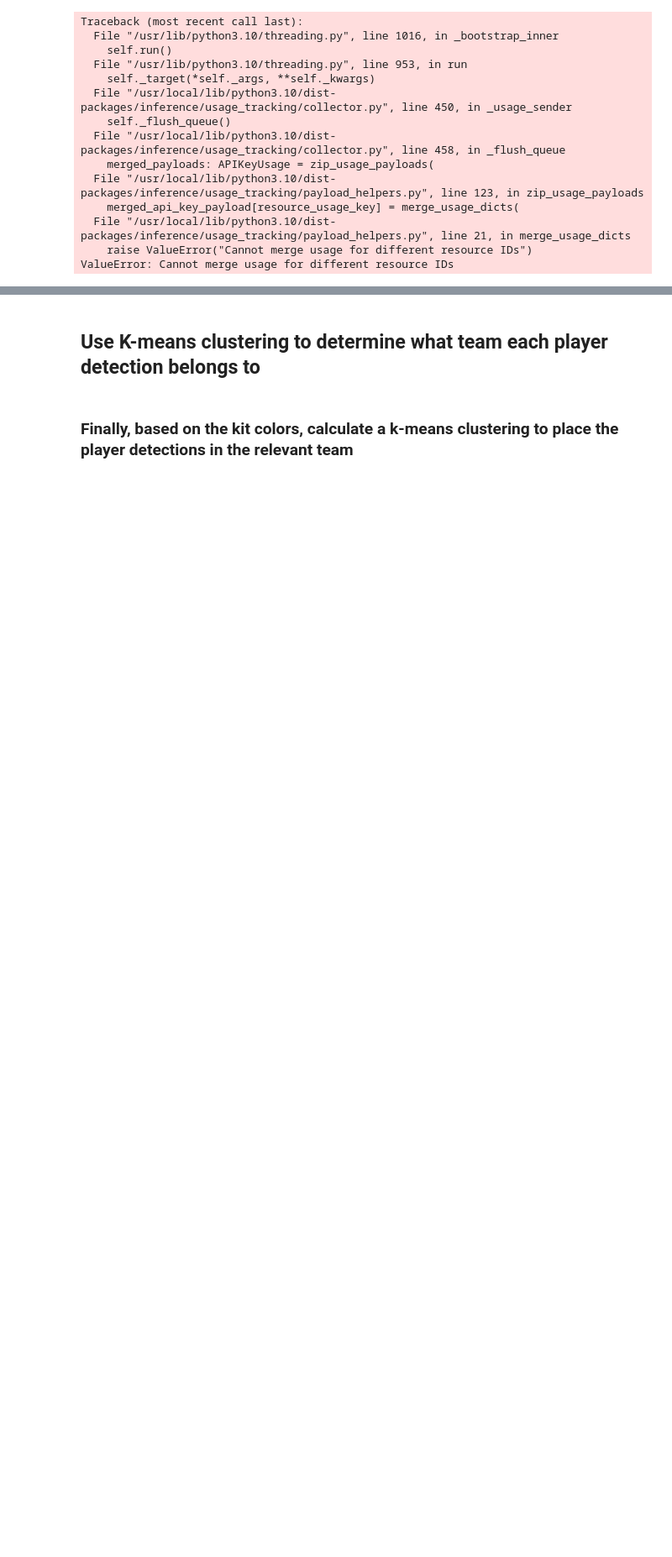
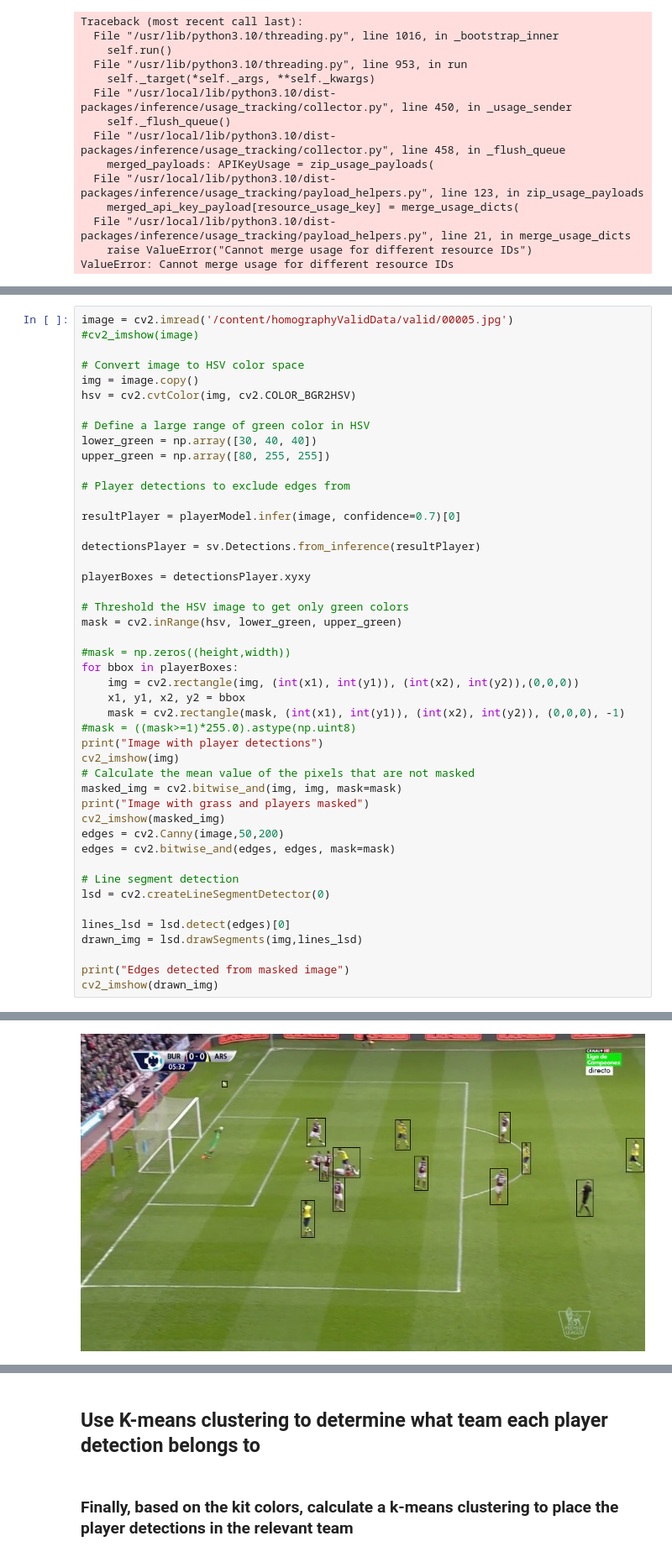
Before and after one commit to AeroEng16/FootballAnalysis, a Jupyter notebook: lineDetectionAndHomography.ipynb, the cells around one changed output, grey strips where cells are left out. Shown at 84% size. Cells and saved outputs as stored; diff of their text form; blank space fills up the shorter version.

```diff
--- a/lineDetectionAndHomography.ipynb
+++ b/lineDetectionAndHomography.ipynb
@@ -822,0 +811,47 @@ save()
+# %%
+image = cv2.imread('/content/homographyValidData/valid/00005.jpg')
+#cv2_imshow(image)
+
+# Convert image to HSV color space
+img = image.copy()
+hsv = cv2.cvtColor(img, cv2.COLOR_BGR2HSV)
+
+# Define a large range of green color in HSV
+lower_green = np.array([30, 40, 40])
+upper_green = np.array([80, 255, 255])
+
+# Player detections to exclude edges from
+
+resultPlayer = playerModel.infer(image, confidence=0.7)[0]
+
+detectionsPlayer = sv.Detections.from_inference(resultPlayer)
+
+playerBoxes = detectionsPlayer.xyxy
+
+# Threshold the HSV image to get only green colors
+mask = cv2.inRange(hsv, lower_green, upper_green)
+
+#mask = np.zeros((height,width))
+for bbox in playerBoxes:
+    img = cv2.rectangle(img, (int(x1), int(y1)), (int(x2), int(y2)),(0,0,0))
+    x1, y1, x2, y2 = bbox
+    mask = cv2.rectangle(mask, (int(x1), int(y1)), (int(x2), int(y2)), (0,0,0), -1)
+#mask = ((mask>=1)*255.0).astype(np.uint8)
+print("Image with player detections")
+cv2_imshow(img)
+# Calculate the mean value of the pixels that are not masked
+masked_img = cv2.bitwise_and(img, img, mask=mask)
+print("Image with grass and players masked")
+cv2_imshow(masked_img)
+edges = cv2.Canny(image,50,200)
+edges = cv2.bitwise_and(edges, edges, mask=mask)
+
+# Line segment detection
+lsd = cv2.createLineSegmentDetector(0)
+
+lines_lsd = lsd.detect(edges)[0]
+drawn_img = lsd.drawSegments(img,lines_lsd)
+
+print("Edges detected from masked image")
+cv2_imshow(drawn_img)
+# %% [output]
@@ -822,0 +859 @@ save()
+[figure, added]
```
Also changed, not shown: parts of 13 cells of this notebook.
